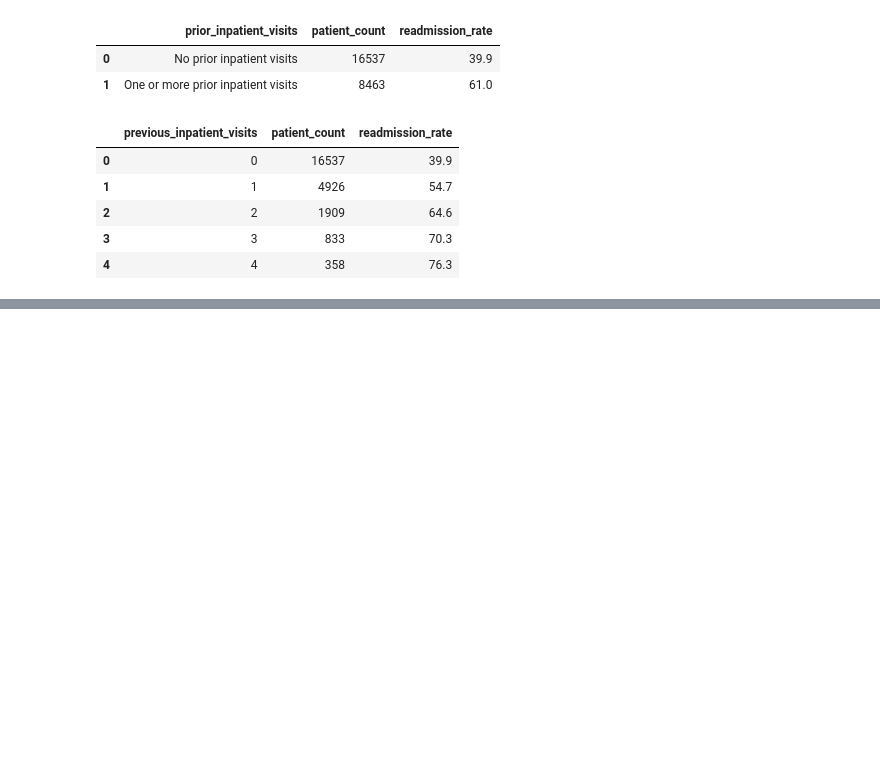
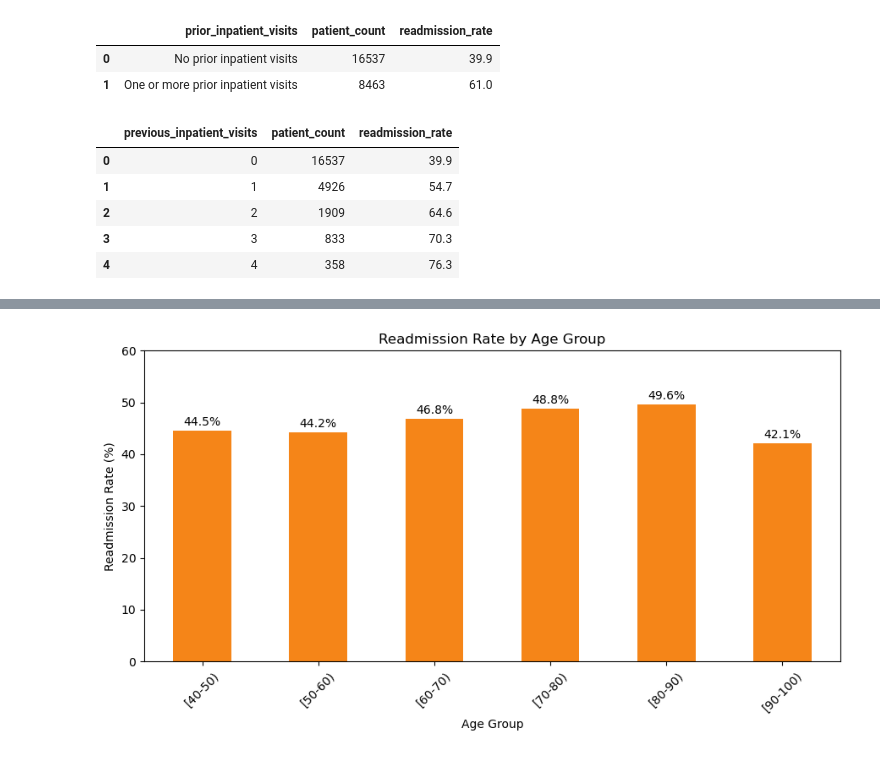
Before and after one commit to shaunagbaje/projects, a Jupyter notebook: hospital_readmission_analysis.ipynb, the cells around one changed output, grey strips where cells are left out. Drawn from its saved outputs; the diff is of its cells as text; code cells hidden in the pictures; blank space fills up the shorter version.

```diff
--- a/hospital_readmission_analysis.ipynb
+++ b/hospital_readmission_analysis.ipynb
@@ -650,0 +686,20 @@ SQL queries were used to calculate readmission counts and rates across patient g
+# %%
+age_readmission["yes"].plot(
+    kind="bar",
+    color="#F58518",
+    figsize=(9, 5)
+)
+
+plt.title("Readmission Rate by Age Group")
+plt.xlabel("Age Group")
+plt.ylabel("Readmission Rate (%)")
+plt.xticks(rotation=45)
+plt.ylim(0, 60)
+
+for i, value in enumerate(age_readmission["yes"]):
+    plt.text(i, value + 1, f"{value:.1f}%", ha="center")
+
+plt.tight_layout()
+plt.show()
+# %% [output]
+[figure, added]
```
Also changed, not shown: parts of 13 cells of this notebook.
